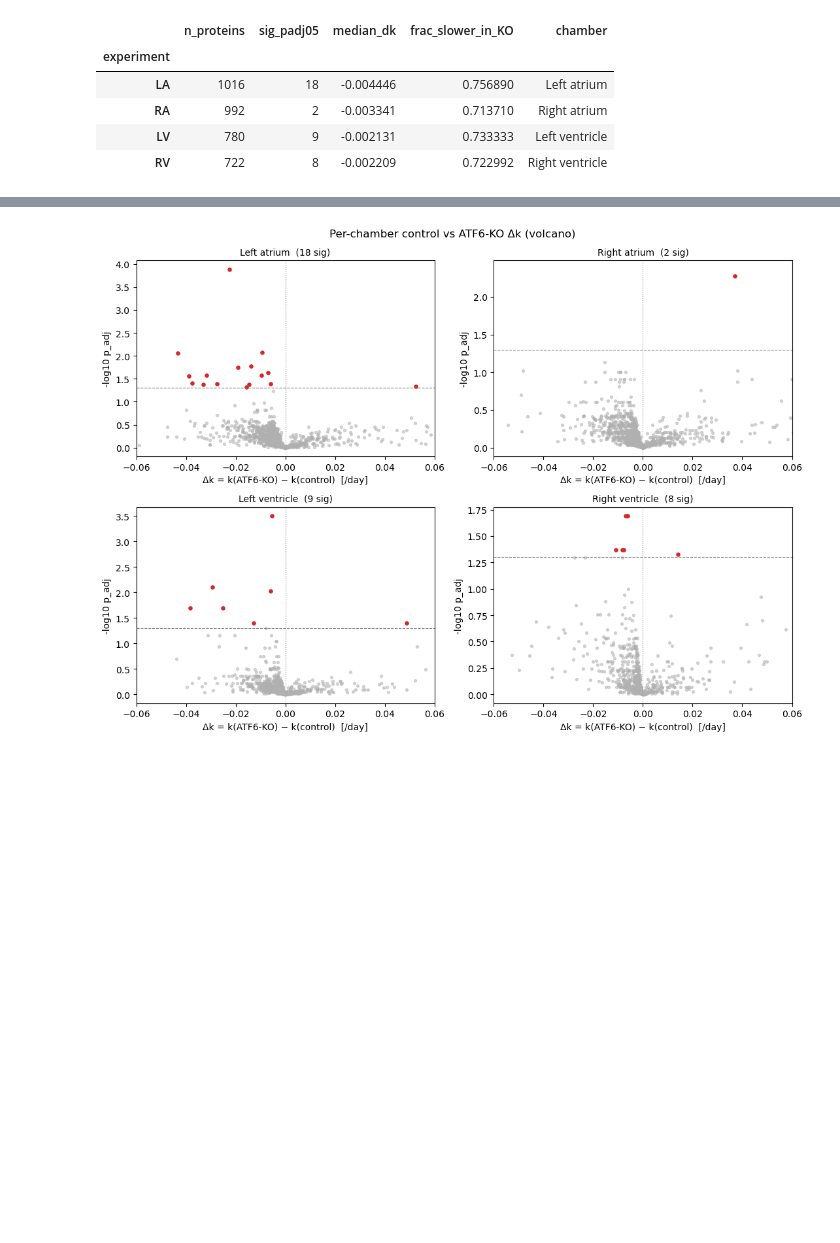
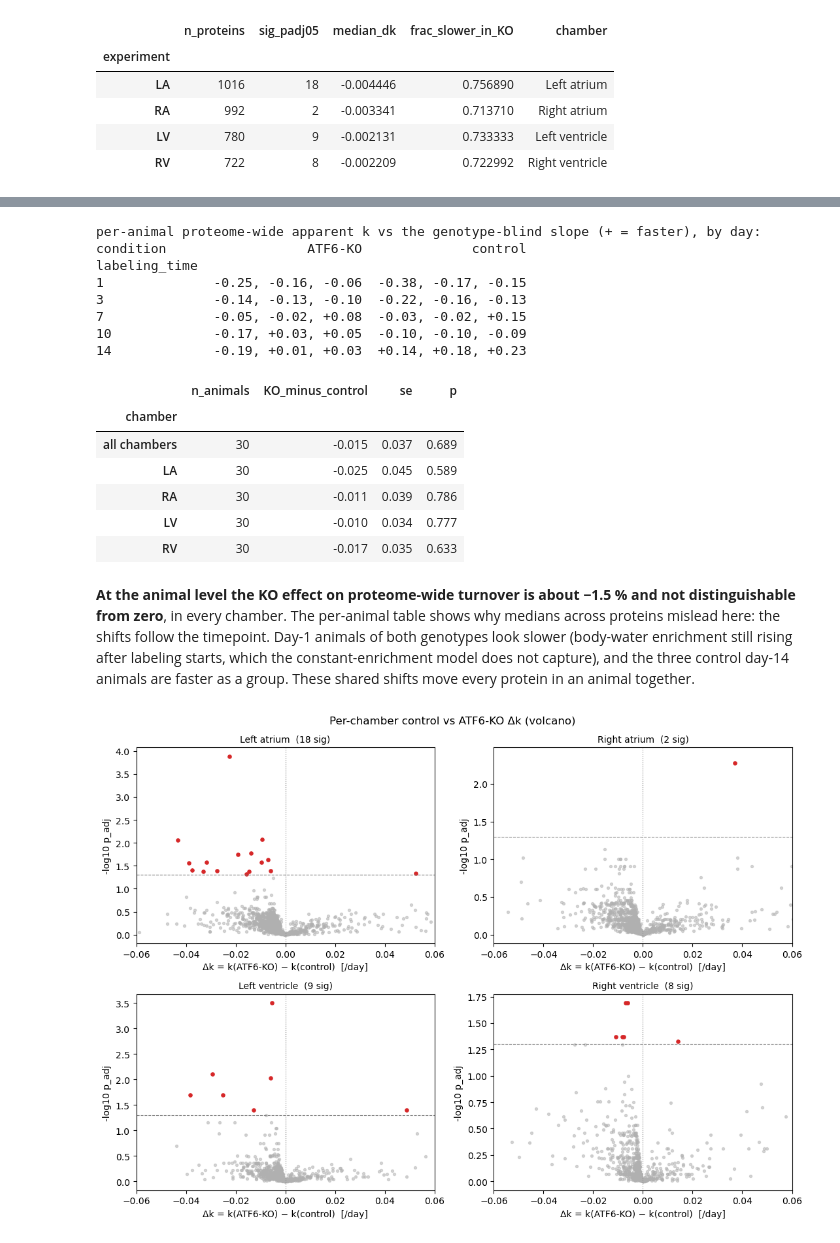
Before and after one commit to ed-lau/riana, a Jupyter notebook: notebooks/atf6_biology.ipynb, the cells around one changed output, grey strips where cells are left out. Cells and saved outputs as stored; diff of their text form; code cells hidden in the pictures; blank space fills up the shorter version.

```diff
--- a/notebooks/atf6_biology.ipynb
+++ b/notebooks/atf6_biology.ipynb
@@ -241,3 +253,63 @@ more than a biological one), reflecting DIA curve gappiness (median ~3 usable ti
+# %%
+# Animal-level test of the proteome-wide KO effect (n = 30 animals).
+# animal = (condition, day, biological replicate): one animal per combination, shared by its 4 chambers.
+import statsmodels.formula.api as smf
+pts = fractions.rename(columns={'experiment': 'chamber', 'fs': 'theta'}).copy()
+pts['phi'] = np.log(1 - pts.theta.clip(0.001, 0.999))
+pts = pts[(pts.labeling_time > 0) & (pts.phi > -4.0)]          # the linear model's own point filter
+pts['animal'] = (pts.condition + '|' + pts.labeling_time.astype(str) + '|'
+                 + pts.biological_replicate.astype(str))
+
+# each point's apparent k relative to its (chamber, protein) genotype-blind slope (shipped one-step WLS)
+rel = []
+for (ch, prot), g in pts.groupby(['chamber', 'protein']):
+    t, y = g.labeling_time.to_numpy(float), g.phi.to_numpy(float)
+    if len(t) < 6:
+        continue
+    s0 = (t @ y) / (t @ t); w = np.exp(2 * np.maximum(s0 * t, -4.0))
+    s = (w * t @ y) / (w * t @ t)
+    if s < 0:
+        rel.append(g.assign(rel=(-g.phi / g.labeling_time) / (-s) - 1)[
+            ['animal', 'condition', 'labeling_time', 'chamber', 'rel']])
+rel = pd.concat(rel)
+
+def animal_test(r):
+    a = r.groupby(['animal', 'condition', 'labeling_time']).rel.median().reset_index()
+    a['KO'] = (a.condition == 'ATF6-KO').astype(int)
+    m = smf.ols('rel ~ KO + C(labeling_time)', a).fit()          # KO vs control, adjusted for day
+    return dict(n_animals=len(a), KO_minus_control=m.params['KO'], se=m.bse['KO'], p=m.pvalues['KO'])
+
+animal_effect = pd.DataFrame(
+    [dict(chamber='all chambers', **animal_test(rel))]
+    + [dict(chamber=c, **animal_test(rel[rel.chamber == c])) for c in CHAMBERS]).set_index('chamber')
+per_animal = rel.groupby(['animal', 'condition', 'labeling_time']).rel.median().reset_index()
+print('per-animal proteome-wide apparent k vs the genotype-blind slope (+ = faster), by day:')
+print(per_animal.pivot_table(index='labeling_time', columns='condition', values='rel',
+      aggfunc=lambda v: ', '.join(f'{x:+.2f}' for x in sorted(v))).to_string())
+animal_effect.round(3)
+# %% [output]
+per-animal proteome-wide apparent k vs the genotype-blind slope (+ = faster), by day:
+condition                  ATF6-KO              control
+labeling_time
+1              -0.25, -0.16, -0.06  -0.38, -0.17, -0.15
+3              -0.14, -0.13, -0.10  -0.22, -0.16, -0.13
+7              -0.05, -0.02, +0.08  -0.03, -0.02, +0.15
+10             -0.17, +0.03, +0.05  -0.10, -0.10, -0.09
+14             -0.19, +0.01, +0.03  +0.14, +0.18, +0.23
+|  | n_animals | KO_minus_control | se | p |
+| chamber |  |  |  |  |
+| all chambers | 30 | -0.015 | 0.037 | 0.689 |
+| LA | 30 | -0.025 | 0.045 | 0.589 |
+| RA | 30 | -0.011 | 0.039 | 0.786 |
+| LV | 30 | -0.010 | 0.034 | 0.777 |
+| RV | 30 | -0.017 | 0.035 | 0.633 |
+# %% [markdown]
+**At the animal level the KO effect on proteome-wide turnover is about −1.5 % and not
+distinguishable from zero**, in every chamber. The per-animal table shows why medians across proteins
+mislead here: the shifts follow the timepoint. Day-1 animals of both genotypes look slower (body-water
+enrichment still rising after labeling starts, which the constant-enrichment model does not capture),
+and the three control day-14 animals are faster as a group. These shared shifts move every protein in
+an animal together.
 # %%
 # per-chamber volcano: Δk vs -log10(p_adj)
 fig, axes = plt.subplots(2, 2, figsize=(11, 8))
```
Also changed, not shown: parts of 6 cells of this notebook, 4 other files.
